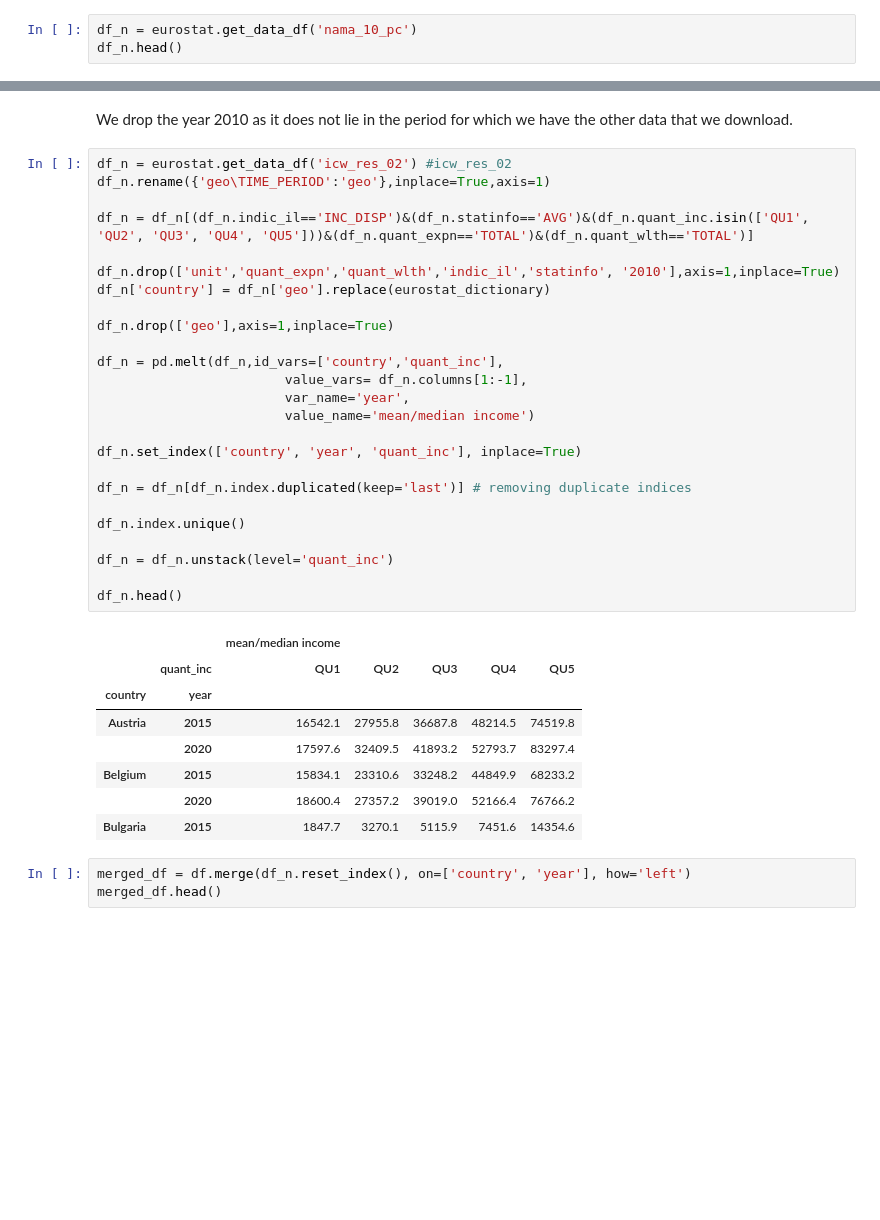
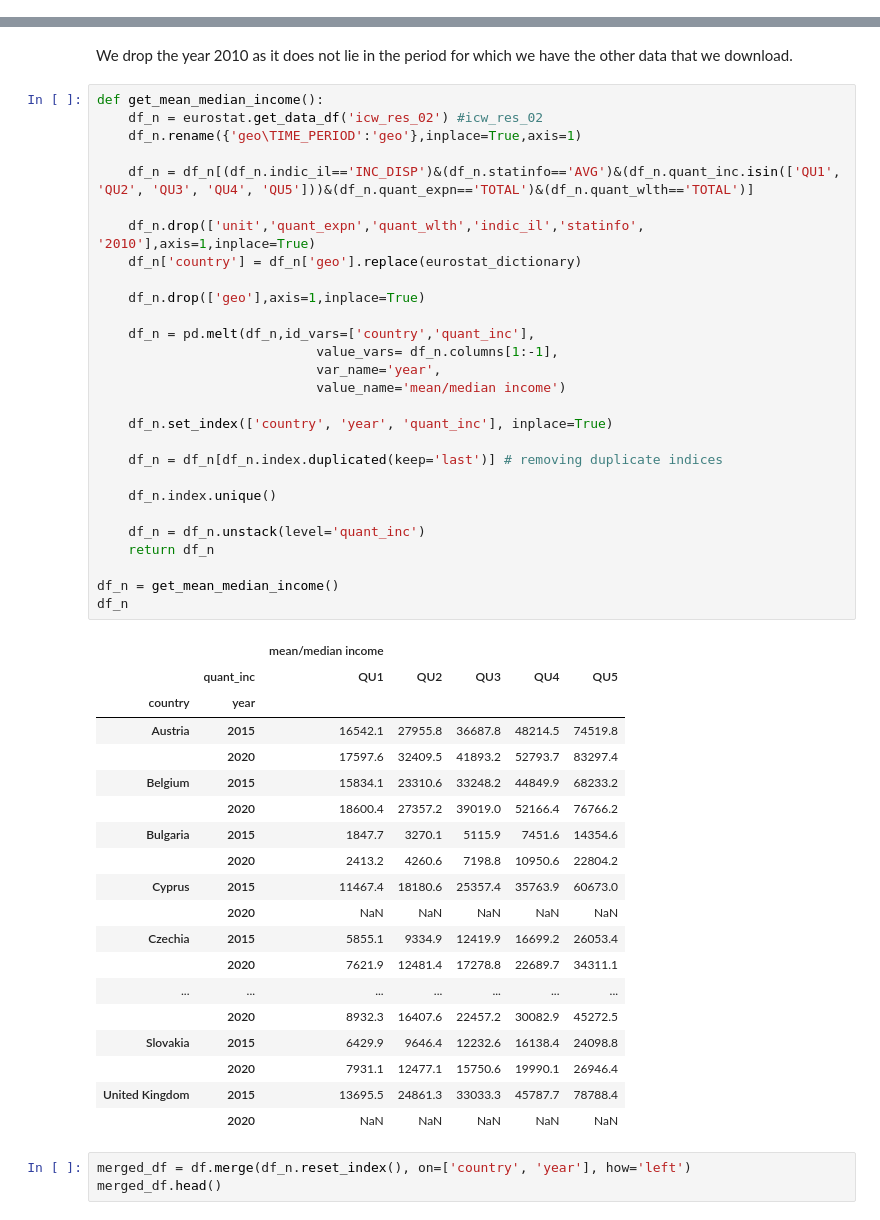
Before and after one commit to AnneLouisedb/Causality_Eurostat, a Jupyter notebook: importing_oecd_data.ipynb, the cells around one changed output, grey strips where cells are left out. Cells and saved outputs as stored; diff of their text form; blank space fills up the shorter version.

```diff
--- a/importing_oecd_data.ipynb
+++ b/importing_oecd_data.ipynb
@@ -158,6 +158,3 @@ Now we consider a number of other variables. There you can practice the steps ab
 ### GDP per capita
 # %% [markdown]
 Go to this [page](https://ec.europa.eu/eurostat/data/database?node_code=nama_10_pc) to find the variable name for &ldquo;Main GDP aggregates per capita&rdquo;; fill in the &ldquo;dots&rdquo; in the following code:
-# %%
-df_n = eurostat.get_data_df('nama_10_pc')
-df_n.head()
@@ -222,39 +198,53 @@ Use [this page](https://ec.europa.eu/eurostat/databrowser/view/icw_res_02/defaul
 # %% [markdown]
 We drop the year 2010 as it does not lie in the period for which we have the other data that we download.
 # %%
-df_n = eurostat.get_data_df('icw_res_02') #icw_res_02
-df_n.rename({'geo\TIME_PERIOD':'geo'},inplace=True,axis=1)
+def get_mean_median_income():
+    df_n = eurostat.get_data_df('icw_res_02') #icw_res_02
+    df_n.rename({'geo\TIME_PERIOD':'geo'},inplace=True,axis=1)
 
-df_n = df_n[(df_n.indic_il=='INC_DISP')&(df_n.statinfo=='AVG')&(df_n.quant_inc.isin(['QU1', 'QU2', 'QU3', 'QU4', 'QU5']))&(df_n.quant_expn=='TOTAL')&(df_n.quant_wlth=='TOTAL')]
+    df_n = df_n[(df_n.indic_il=='INC_DISP')&(df_n.statinfo=='AVG')&(df_n.quant_inc.isin(['QU1', 'QU2', 'QU3', 'QU4', 'QU5']))&(df_n.quant_expn=='TOTAL')&(df_n.quant_wlth=='TOTAL')]
 
-df_n.drop(['unit','quant_expn','quant_wlth','indic_il','statinfo', '2010'],axis=1,inplace=True)
-df_n['country'] = df_n['geo'].replace(eurostat_dictionary)
+    df_n.drop(['unit','quant_expn','quant_wlth','indic_il','statinfo', '2010'],axis=1,inplace=True)
+    df_n['country'] = df_n['geo'].replace(eurostat_dictionary)
 
-df_n.drop(['geo'],axis=1,inplace=True)
+    df_n.drop(['geo'],axis=1,inplace=True)
 
-df_n = pd.melt(df_n,id_vars=['country','quant_inc'],
-                        value_vars= df_n.columns[1:-1],
-                        var_name='year',
-                        value_name='mean/median income')
+    df_n = pd.melt(df_n,id_vars=['country','quant_inc'],
+                            value_vars= df_n.columns[1:-1],
+                            var_name='year',
+                            value_name='mean/median income')
 
-df_n.set_index(['country', 'year', 'quant_inc'], inplace=True)
+    df_n.set_index(['country', 'year', 'quant_inc'], inplace=True)
 
-df_n = df_n[df_n.index.duplicated(keep='last')] # removing duplicate indices
+    df_n = df_n[df_n.index.duplicated(keep='last')] # removing duplicate indices
 
-df_n.index.unique()
+    df_n.index.unique()
 
-df_n = df_n.unstack(level='quant_inc')
+    df_n = df_n.unstack(level='quant_inc')
+    return df_n
 
-df_n.head()
+df_n = get_mean_median_income()
+df_n
 # %% [output]
 |  |  | mean/median income |  |  |  |  |
 |  | quant_inc | QU1 | QU2 | QU3 | QU4 | QU5 |
 | country | year |  |  |  |  |  |
 | Austria | 2015 | 16542.1 | 27955.8 | 36687.8 | 48214.5 | 74519.8 |
 |  | 2020 | 17597.6 | 32409.5 | 41893.2 | 52793.7 | 83297.4 |
 | Belgium | 2015 | 15834.1 | 23310.6 | 33248.2 | 44849.9 | 68233.2 |
 |  | 2020 | 18600.4 | 27357.2 | 39019.0 | 52166.4 | 76766.2 |
 | Bulgaria | 2015 | 1847.7 | 3270.1 | 5115.9 | 7451.6 | 14354.6 |
+|  | 2020 | 2413.2 | 4260.6 | 7198.8 | 10950.6 | 22804.2 |
+| Cyprus | 2015 | 11467.4 | 18180.6 | 25357.4 | 35763.9 | 60673.0 |
+|  | 2020 | NaN | NaN | NaN | NaN | NaN |
+| Czechia | 2015 | 5855.1 | 9334.9 | 12419.9 | 16699.2 | 26053.4 |
+|  | 2020 | 7621.9 | 12481.4 | 17278.8 | 22689.7 | 34311.1 |
+| ... | ... | ... | ... | ... | ... | ... |
+|  | 2020 | 8932.3 | 16407.6 | 22457.2 | 30082.9 | 45272.5 |
+| Slovakia | 2015 | 6429.9 | 9646.4 | 12232.6 | 16138.4 | 24098.8 |
+|  | 2020 | 7931.1 | 12477.1 | 15750.6 | 19990.1 | 26946.4 |
+| United Kingdom | 2015 | 13695.5 | 24861.3 | 33033.3 | 45787.7 | 78788.4 |
+|  | 2020 | NaN | NaN | NaN | NaN | NaN |
 # %%
 merged_df = df.merge(df_n.reset_index(), on=['country', 'year'], how='left')
 merged_df.head()
```
Also changed, not shown: parts of 22 cells of this notebook.
